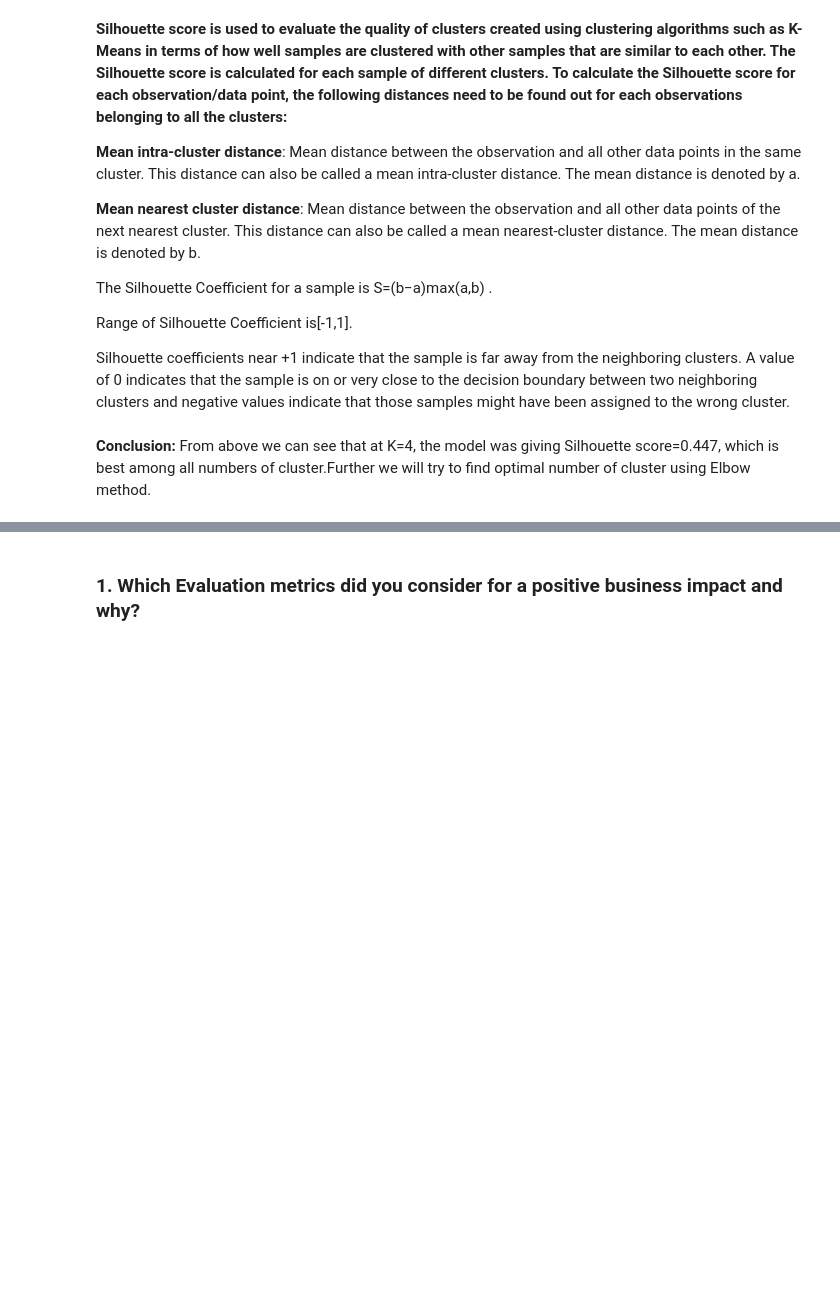
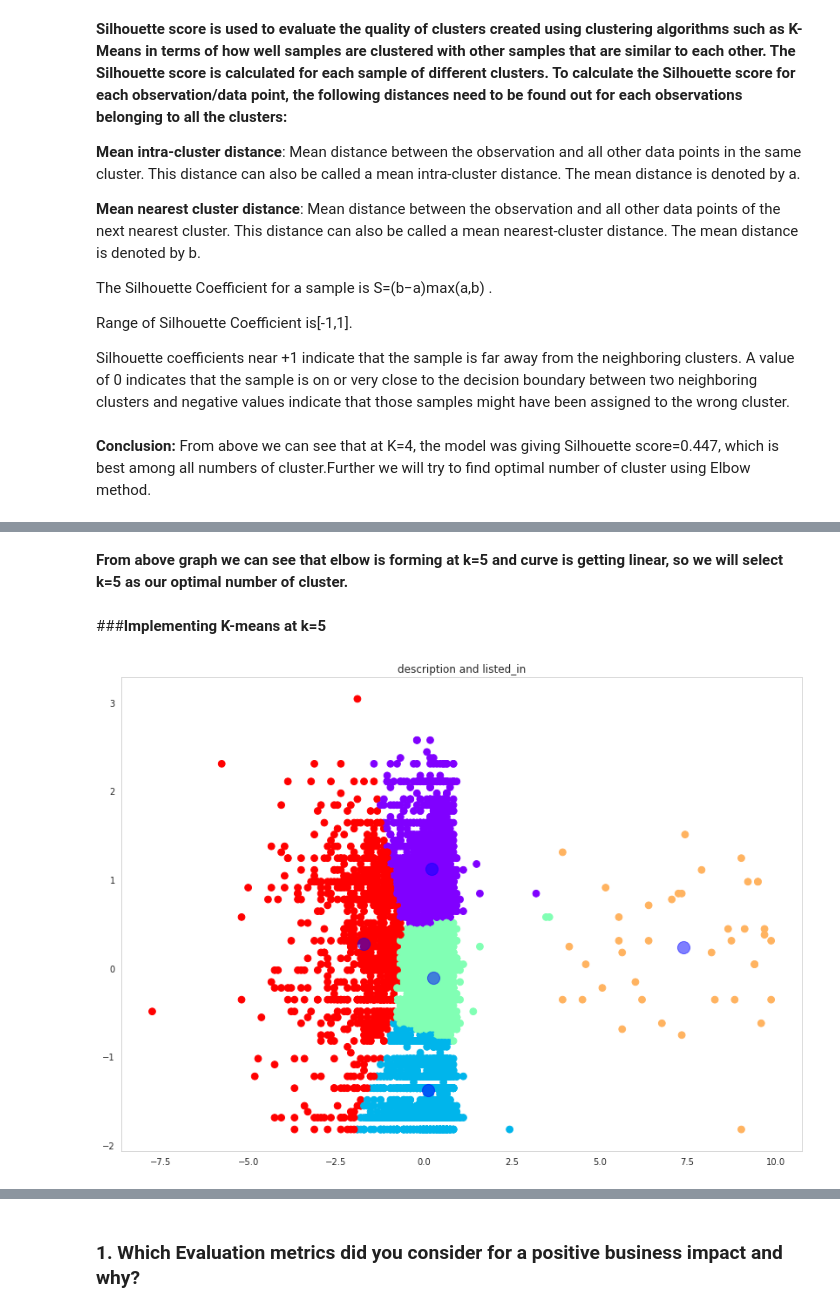
Before and after one commit to Asif-PA/NetflixMovies-TVShowsClustering, a Jupyter notebook: Asif_NetflixMovies&TVShowsClustering.ipynb, the cells around one changed output, grey strips where cells are left out. Drawn from its saved outputs; the diff is of its cells as text; code cells hidden in the pictures; blank space fills up the shorter version.

```diff
--- a/Asif_NetflixMovies&TVShowsClustering.ipynb
+++ b/Asif_NetflixMovies&TVShowsClustering.ipynb
@@ -1620,0 +1575,22 @@ Answer Here.
+# %% [markdown]
+**From above graph we can see that elbow is forming at k=5 and curve is getting linear, so we will select k=5 as our optimal number of cluster.**
+# %% [markdown]
+###**Implementing K-means at k=5**
+# %%
+# ML Model Implementation
+kmeans = KMeans(n_clusters = 5 )
+# fit the model
+kmeans.fit(X)
+# predict on the model
+y_kmeans= kmeans.predict(X)
+# %%
+# Visualizing evaluation Metric Score chart
+plt.figure(figsize=(14,10))
+plt.title('description and listed_in')
+plt.scatter(X[:, 0], X[:, 1], c=y_kmeans, s=60, cmap='rainbow')
+plt.grid(b=None)
+centers = kmeans.cluster_centers_
+plt.scatter(centers[:, 0], centers[:, 1], c='blue', s=200, alpha=0.5)
+plt.show()
+# %% [output]
+[figure, added]
```
Also changed, not shown: parts of 59 cells of this notebook.
